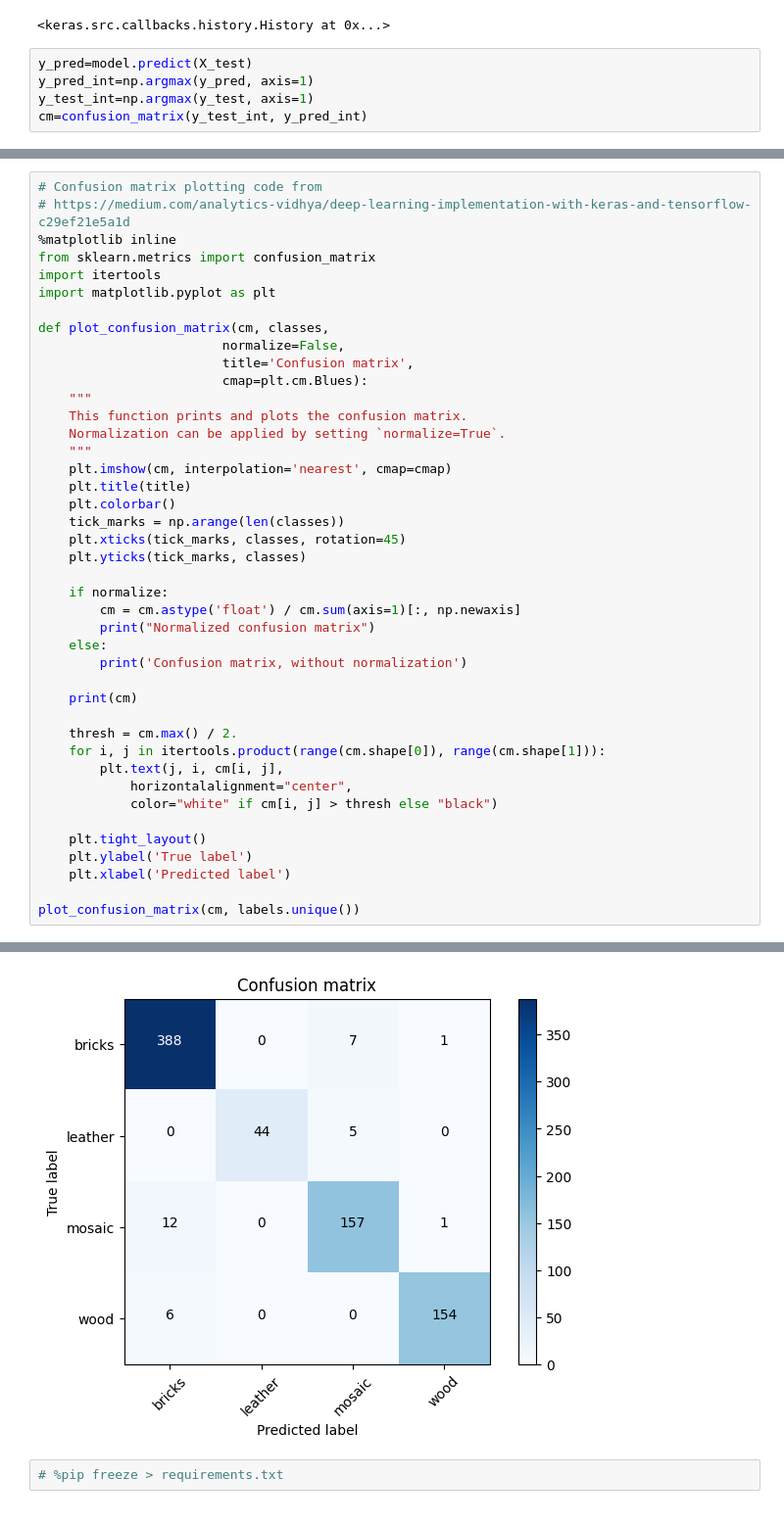
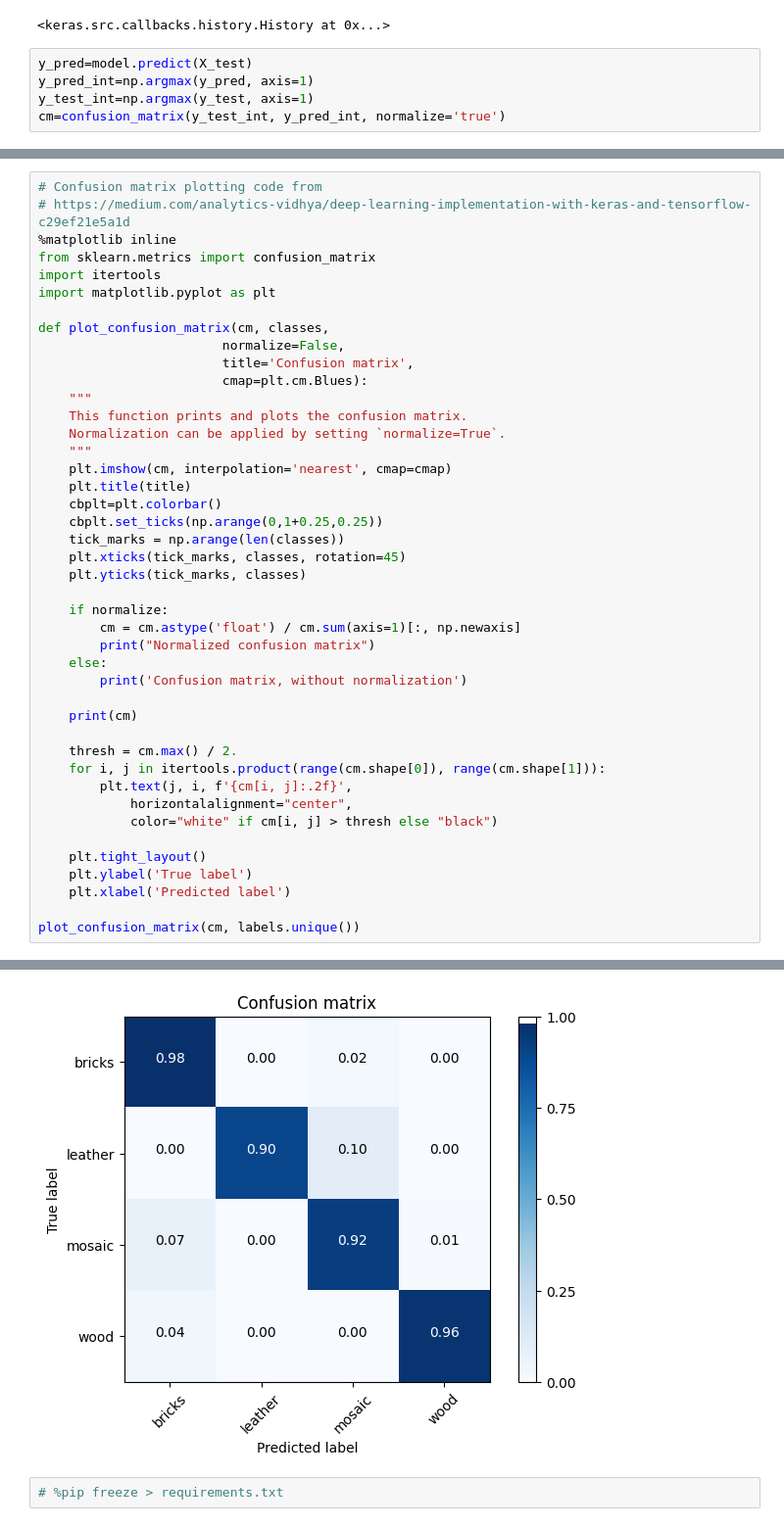
Before and after one commit to rosiakpiotr/POI1, a Jupyter notebook: zad4.ipynb, the cells around one changed output, grey strips where cells are left out. Shown: that part at 98% size. Drawn from its saved outputs; the diff is of its cells as text.

Commit message:
Normalized confusion matrix

```diff
--- a/zad4.ipynb
+++ b/zad4.ipynb
@@ -64,5 +64,5 @@ Epoch 100/100
 y_pred=model.predict(X_test)
 y_pred_int=np.argmax(y_pred, axis=1)
 y_test_int=np.argmax(y_test, axis=1)
-cm=confusion_matrix(y_test_int, y_pred_int)
+cm=confusion_matrix(y_test_int, y_pred_int, normalize='true')
 # %% [output]
@@ -89,7 +85,8 @@ def plot_confusion_matrix(cm, classes,
     """
     plt.imshow(cm, interpolation='nearest', cmap=cmap)
     plt.title(title)
-    plt.colorbar()
+    cbplt=plt.colorbar()
+    cbplt.set_ticks(np.arange(0,1+0.25,0.25))
     tick_marks = np.arange(len(classes))
     plt.xticks(tick_marks, classes, rotation=45)
     plt.yticks(tick_marks, classes)
@@ -104,7 +101,7 @@ def plot_confusion_matrix(cm, classes,
 
     thresh = cm.max() / 2.
     for i, j in itertools.product(range(cm.shape[0]), range(cm.shape[1])):
-        plt.text(j, i, cm[i, j],
+        plt.text(j, i, f'{cm[i, j]:.2f}',
             horizontalalignment="center",
             color="white" if cm[i, j] > thresh else "black")
 
@@ -122,3 +119,3 @@ Confusion matrix, without normalization
-[figure, old version]
+[figure, new version]
 # %%
 # %pip freeze > requirements.txt
```
Also changed, not shown: parts of 2 cells of this notebook.
